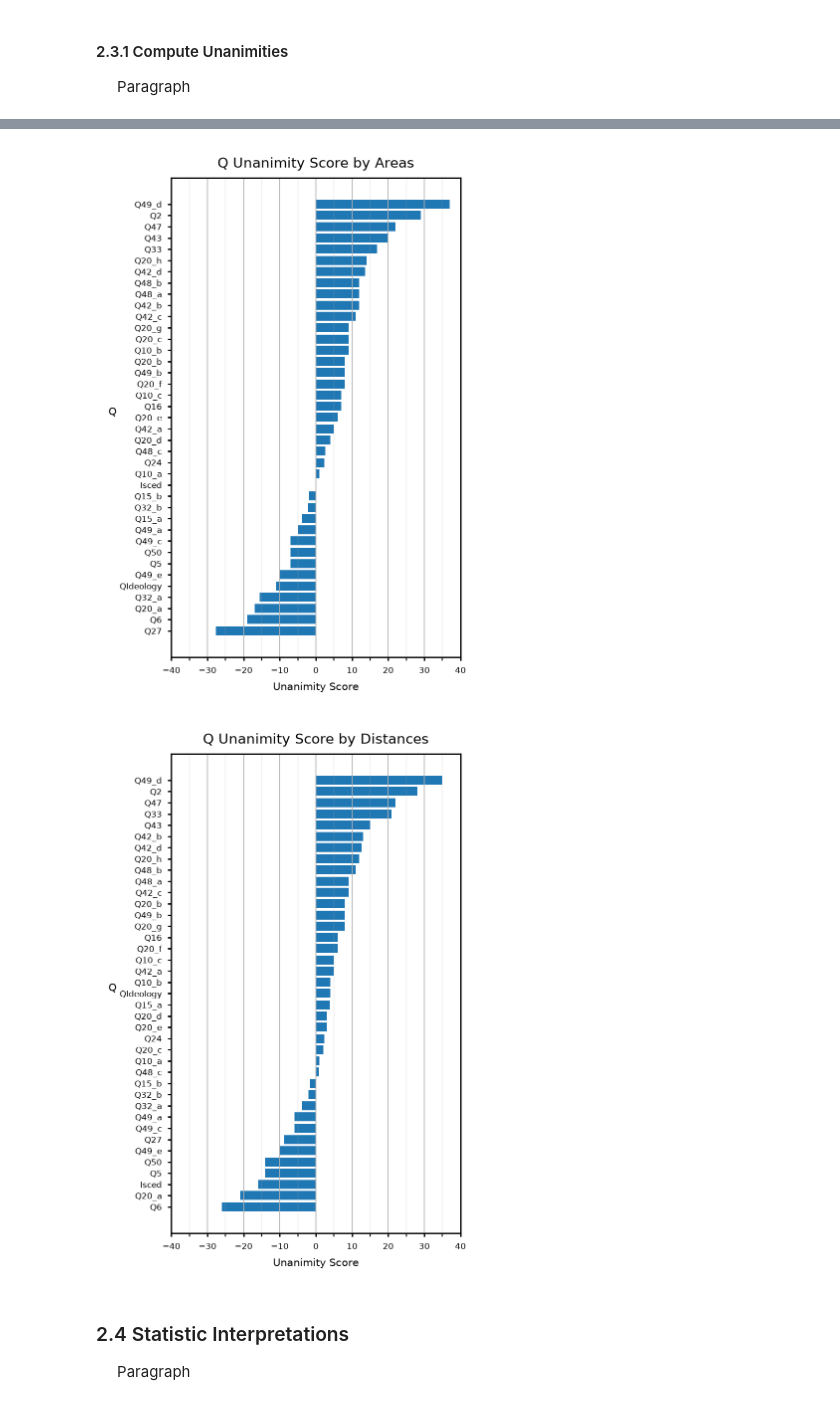
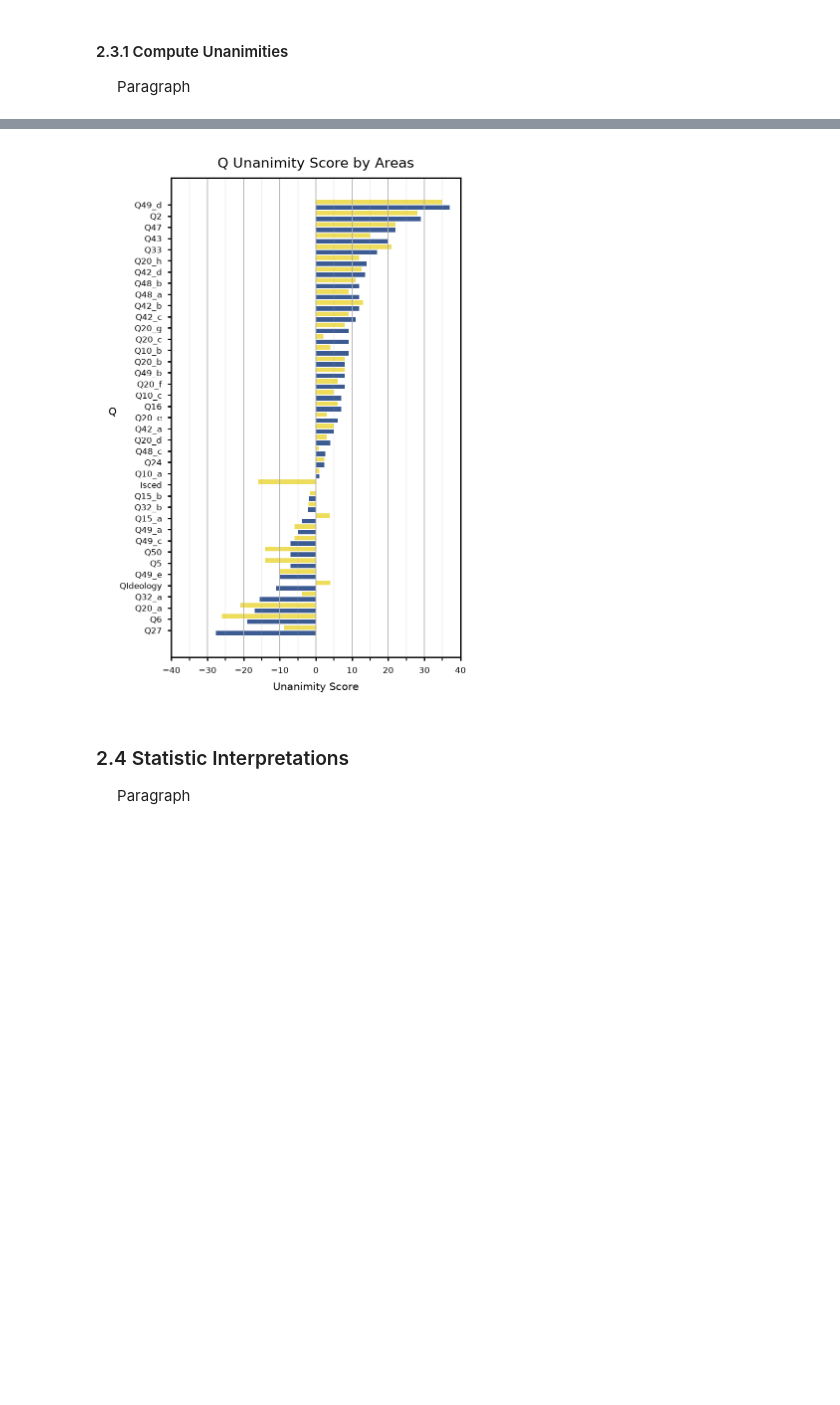
Before and after one commit to EvansOMalley/Personal-Project-Summer-2026, a Jupyter notebook: Summer-2026.ipynb, the cells around one changed output, grey strips where cells are left out. Saved outputs shown, nothing was run; the diff lists cells and outputs as text; code cells hidden in the pictures; blank space fills up the shorter version.

Commit message:
Combined Second-Round Visuals

```diff
--- a/Summer-2026.ipynb
+++ b/Summer-2026.ipynb
@@ -1052,32 +1037,29 @@ Paragraph
 # %%
 Ufig, Uax = Plt_Config(title = "Q Unanimity Score by Areas",
                        xlab = "Unanimity Score",
                        xmin = -30, xmax = 40)
 
-Uax.barh(HA_Unanimity.index, HA_Unanimity)
+SORT_REF = "HA"
+
+sort_ref_key = {"HA" : HA_Unanimity.index,
+                "HD" : HD_Unanimity.index,
+                "ORDINAL" : Ordinal_DF.drop("Country", axis = 1).columns
+               }
+
+idx_ref = sort_ref_key[SORT_REF.upper()]
+
+num_qs = len(GB_Nation.columns)
+Uax.barh(y = np.arange(0, num_qs*2, 2), width = HA_Unanimity.reindex(idx_ref), color = "xkcd:denim blue")
+Uax.barh(y = np.arange(1, num_qs*2, 2), width = HD_Unanimity.reindex(idx_ref), color = "xkcd:dull yellow")
+Uax.set_yticks(ticks = np.arange(0.5, num_qs*factor, 2), labels = idx_ref)
+
 Ufig.set_size_inches(3, 5)
 Uax.set_ylabel("Q", size = 6, rotation = 0)
 Uax.set_xticks(minor = True, ticks = np.arange(-40, 40, 5))
 Uax.grid(axis = 'x', which = "Major", linewidth = 0.5)
 Uax.grid(axis = 'x', which = "Minor", linewidth = 0.1)
-
-# Next
-
-Ufig, Uax = Plt_Config(title = "Q Unanimity Score by Distances",
-                       xlab = "Unanimity Score",
-                       xmin = -40, xmax = 40)
-
-Uax.barh(HD_Unanimity.index, HD_Unanimity)
-Ufig.set_size_inches(3, 5)
-Uax.set_ylabel("Q", size = 6, rotation = 0)
-Uax.set_xticks(minor = True, ticks = np.arange(-40, 40, 5))
-Uax.grid(axis = 'x', which = "Major", linewidth = 0.5)
-Uax.grid(axis = 'x', which = "Minor", linewidth = 0.1)
-
-pass
 # %% [output]
-[figure, old version]
+[figure, new version]
-[figure, removed]
 # %% [markdown]
 ### 2.4 Statistic Interpretations
 &nbsp;&nbsp;&nbsp;&nbsp;
```
Also changed, not shown: parts of 4 cells of this notebook.
